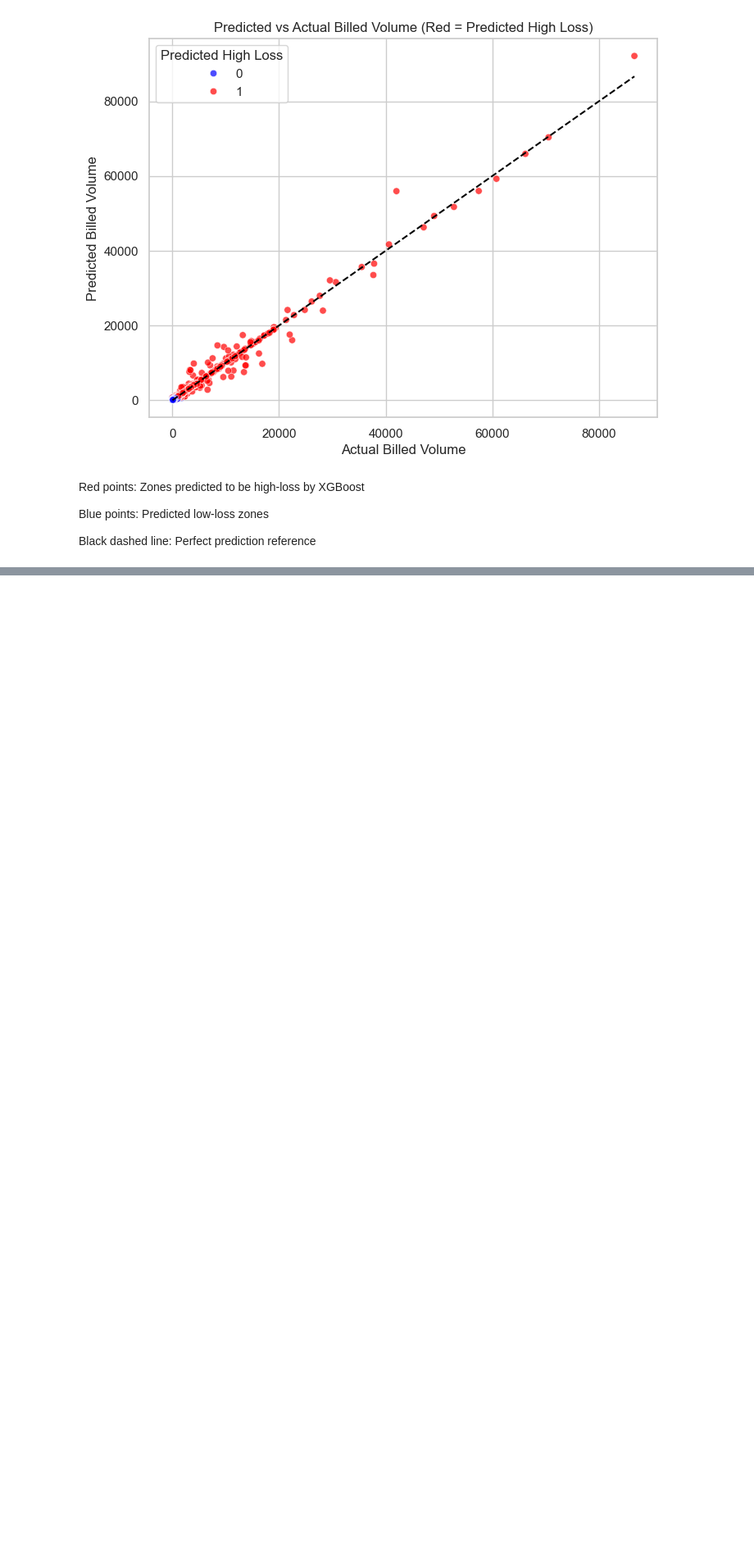
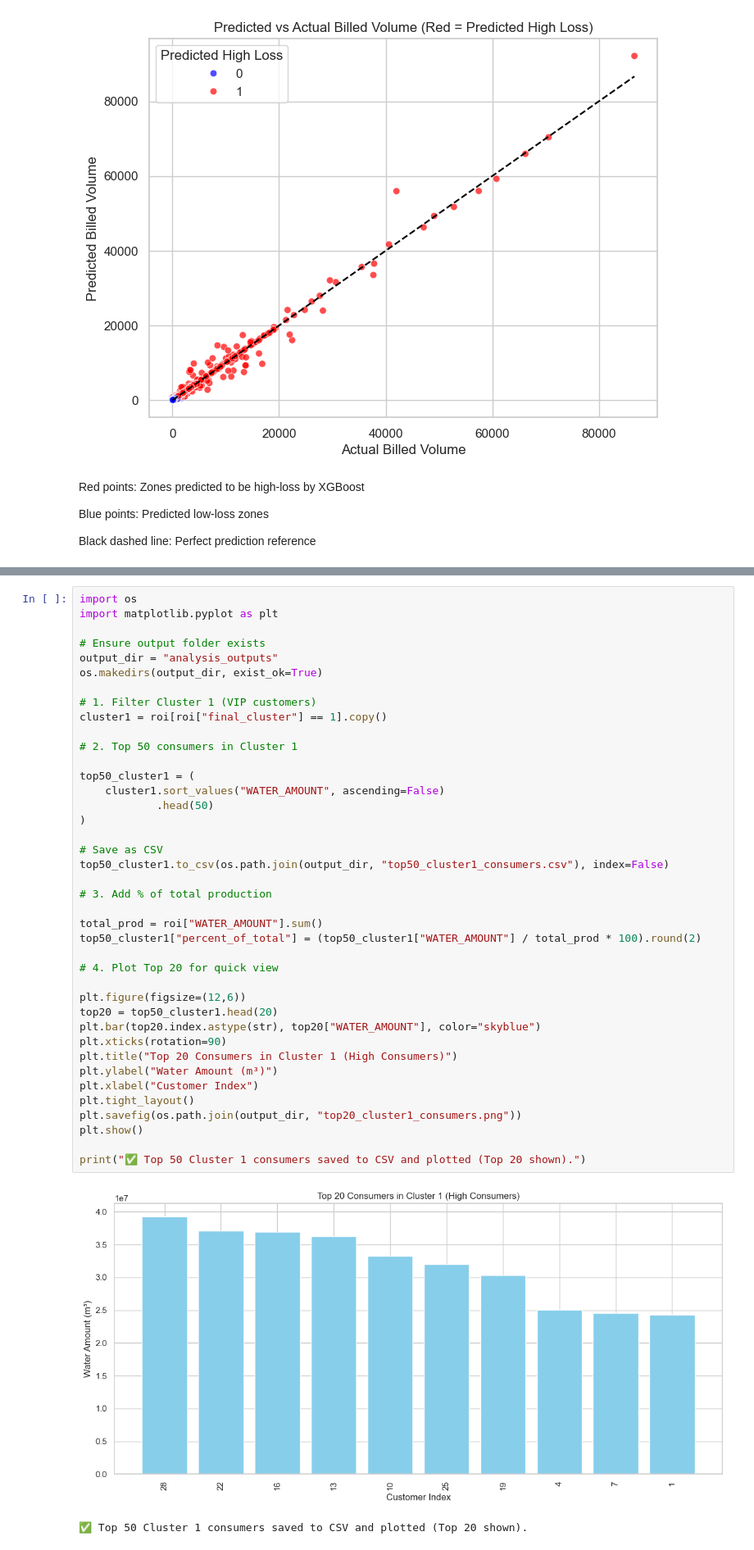
Before and after one commit to Assesa44/water-loss-reduction-through-smart-metering, a Jupyter notebook: Notebooks/Exploratory/clustering.ipynb, the cells around one changed output, grey strips where cells are left out. Shown at 82% size. Saved outputs shown, nothing was run; the diff lists cells and outputs as text; blank space fills up the shorter version.

Commit message:
docs: added analysis -output

```diff
--- a/Notebooks/Exploratory/clustering.ipynb
+++ b/Notebooks/Exploratory/clustering.ipynb
@@ -1475,0 +1500,43 @@ Black dashed line: Perfect prediction reference
+# %%
+import os
+import matplotlib.pyplot as plt
+
+# Ensure output folder exists
+output_dir = "analysis_outputs"
+os.makedirs(output_dir, exist_ok=True)
+
+# 1. Filter Cluster 1 (VIP customers)
+cluster1 = roi[roi["final_cluster"] == 1].copy()
+
+# 2. Top 50 consumers in Cluster 1
+
+top50_cluster1 = (
+    cluster1.sort_values("WATER_AMOUNT", ascending=False)
+            .head(50)
+)
+
+# Save as CSV
+top50_cluster1.to_csv(os.path.join(output_dir, "top50_cluster1_consumers.csv"), index=False)
+
+# 3. Add % of total production
+
+total_prod = roi["WATER_AMOUNT"].sum()
+top50_cluster1["percent_of_total"] = (top50_cluster1["WATER_AMOUNT"] / total_prod * 100).round(2)
+
+# 4. Plot Top 20 for quick view
+
+plt.figure(figsize=(12,6))
+top20 = top50_cluster1.head(20)
+plt.bar(top20.index.astype(str), top20["WATER_AMOUNT"], color="skyblue")
+plt.xticks(rotation=90)
+plt.title("Top 20 Consumers in Cluster 1 (High Consumers)")
+plt.ylabel("Water Amount (m³)")
+plt.xlabel("Customer Index")
+plt.tight_layout()
+plt.savefig(os.path.join(output_dir, "top20_cluster1_consumers.png"))
+plt.show()
+
+print("✅ Top 50 Cluster 1 consumers saved to CSV and plotted (Top 20 shown).")
+# %% [output]
+[figure, added]
+✅ Top 50 Cluster 1 consumers saved to CSV and plotted (Top 20 shown).
```
Also changed, not shown: parts of 5 cells of this notebook.
